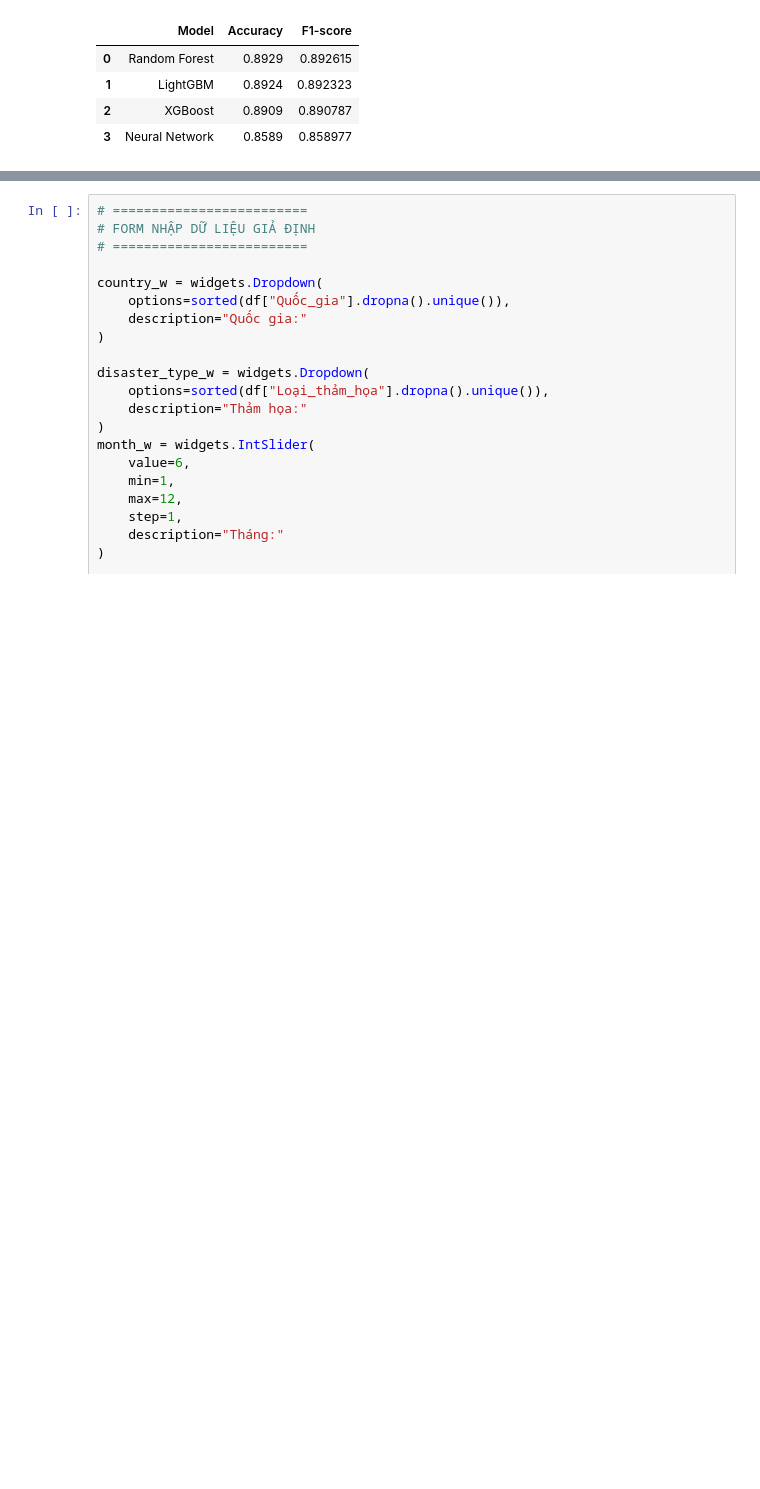
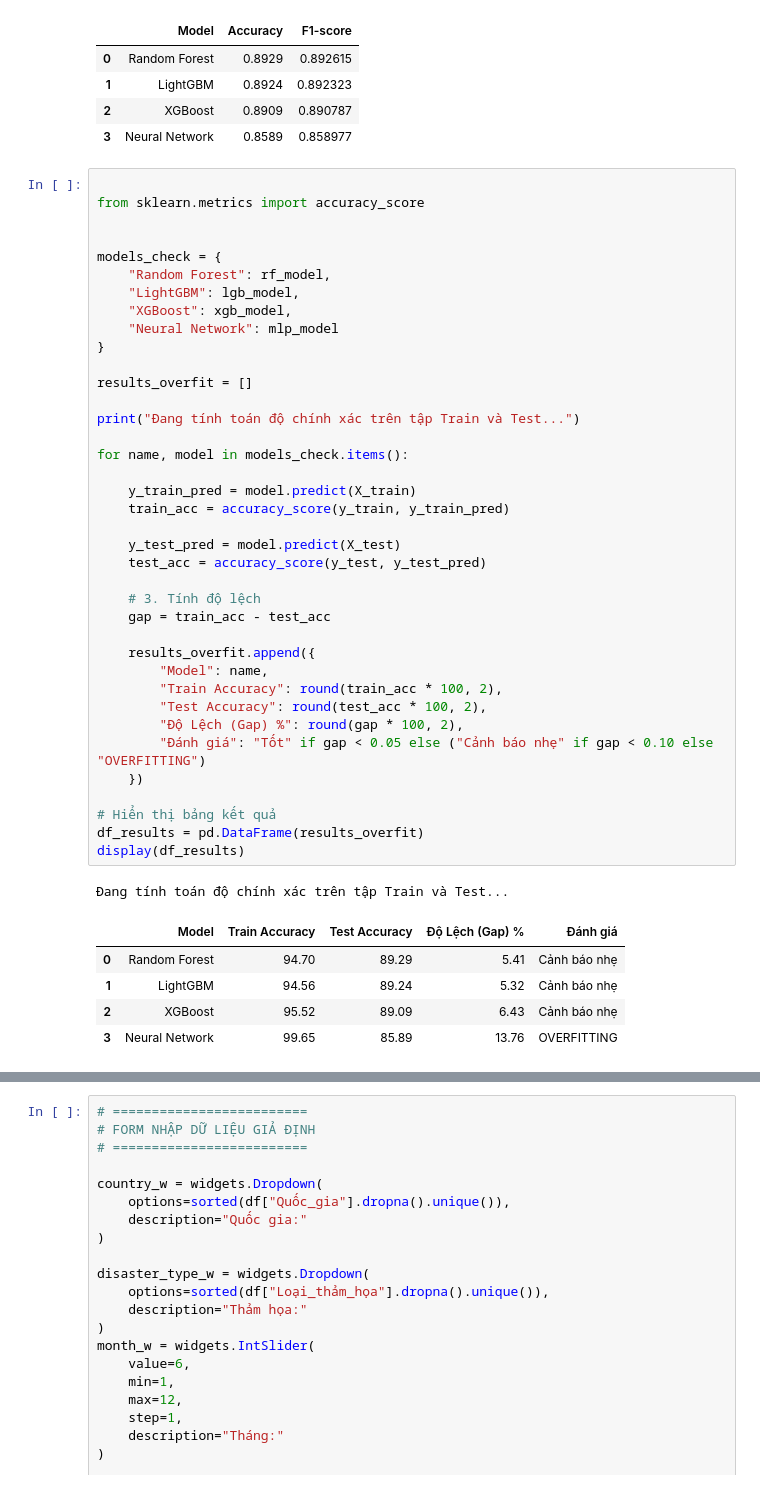
Before and after one commit to khoa-nguyen-data/Du-Doan-Tham-Hoa-Toan-Cau, a Jupyter notebook: Nguyen_Hoang_Tuan_Anh/Du_doan_tham_hoa.ipynb, the cells around one changed output, grey strips where cells are left out. Cells and saved outputs as stored; diff of their text form; blank space fills up the shorter version.

```diff
--- a/Nguyen_Hoang_Tuan_Anh/Du_doan_tham_hoa.ipynb
+++ b/Nguyen_Hoang_Tuan_Anh/Du_doan_tham_hoa.ipynb
@@ -614,6 +525,51 @@ results
 | 1 | LightGBM | 0.8924 | 0.892323 |
 | 2 | XGBoost | 0.8909 | 0.890787 |
 | 3 | Neural Network | 0.8589 | 0.858977 |
+# %%
+
+from sklearn.metrics import accuracy_score
+
+
+models_check = {
+    "Random Forest": rf_model,
+    "LightGBM": lgb_model,
+    "XGBoost": xgb_model,
+    "Neural Network": mlp_model
+}
+
+results_overfit = []
+
+print("Đang tính toán độ chính xác trên tập Train và Test...")
+
+for name, model in models_check.items():
+
+    y_train_pred = model.predict(X_train)
+    train_acc = accuracy_score(y_train, y_train_pred)
+
+    y_test_pred = model.predict(X_test)
+    test_acc = accuracy_score(y_test, y_test_pred)
+
+    # 3. Tính độ lệch
+    gap = train_acc - test_acc
+
+    results_overfit.append({
+        "Model": name,
+        "Train Accuracy": round(train_acc * 100, 2),
+        "Test Accuracy": round(test_acc * 100, 2),
+        "Độ Lệch (Gap) %": round(gap * 100, 2),
+        "Đánh giá": "Tốt" if gap < 0.05 else ("Cảnh báo nhẹ" if gap < 0.10 else "OVERFITTING")
+    })
+
+# Hiển thị bảng kết quả
+df_results = pd.DataFrame(results_overfit)
+display(df_results)
+# %% [output]
+Đang tính toán độ chính xác trên tập Train và Test...
+|  | Model | Train Accuracy | Test Accuracy | Độ Lệch (Gap) % | Đánh giá |
+| 0 | Random Forest | 94.70 | 89.29 | 5.41 | Cảnh báo nhẹ |
+| 1 | LightGBM | 94.56 | 89.24 | 5.32 | Cảnh báo nhẹ |
+| 2 | XGBoost | 95.52 | 89.09 | 6.43 | Cảnh báo nhẹ |
+| 3 | Neural Network | 99.65 | 85.89 | 13.76 | OVERFITTING |
 # %%
 models = {
     "Random Forest": y_pred_rf,
```
Also changed, not shown: parts of 12 cells of this notebook.
